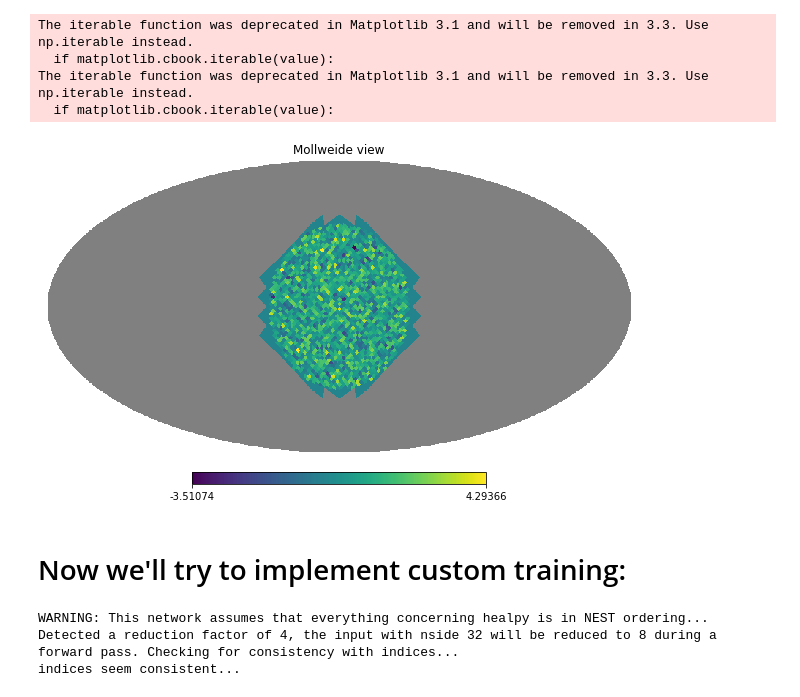
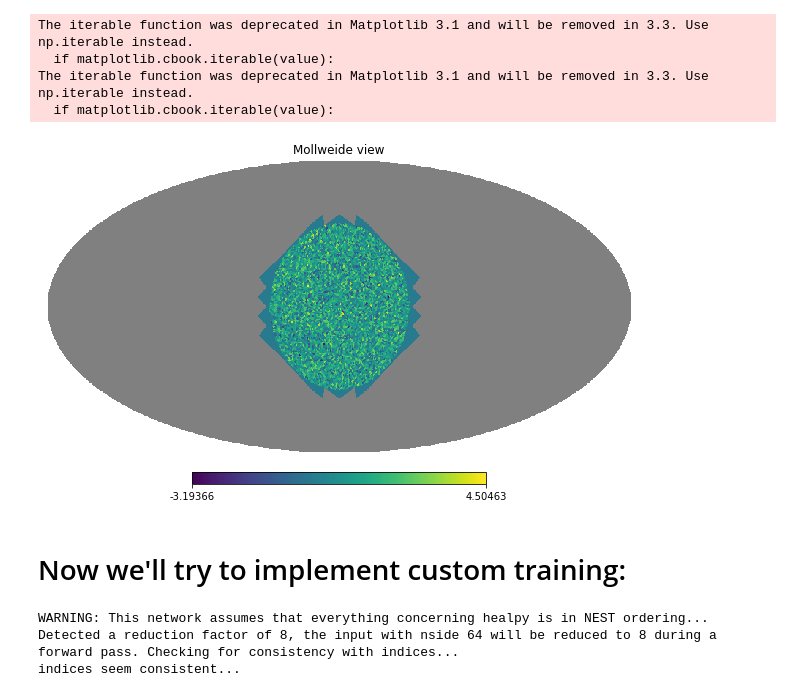
Before and after one commit to BeSuter/bsuter_masterproject, a Jupyter notebook: RandomSphereRegression.ipynb, the cells around one changed output. Saved outputs shown, nothing was run; the diff lists cells and outputs as text; code cells hidden in the pictures.

```diff
--- a/RandomSphereRegression.ipynb
+++ b/RandomSphereRegression.ipynb
@@ -10,57 +10,58 @@ import matplotlib.pyplot as plt
 
 %matplotlib inline
 
-NSIDE = 32
+NSIDE = 64
 NPIX = hp.nside2npix(NSIDE)
 
 all_ipix = list(range(NPIX))
 hp_map = np.zeros(NPIX)
 
 # create a mask
 pix = hp.query_disc(nside=NSIDE, vec=np.array([1.0, 0.0, 0.0]), radius=0.75)
 hp_map[pix] = 1.0
 
 hp_map_nest = hp.reorder(hp_map, r2n=True)
 indices = np.arange(NPIX)[hp_map_nest > 0.5]
 
 # With this first mask we might not be able to properly downsample to a wanted NSIDE
 # so we extent the indices
 indices_ext = extend_indices(indices=indices, nside_in=NSIDE, nside_out=8)
 
 new_map = np.full(shape=(NPIX), fill_value=hp.UNSEEN)
 
 for indice in indices_ext:
     new_map[indice] = 0.0
 for indice in indices:
     new_map[indice] = np.random.normal(1)
 
 hp.mollview(new_map, nest=True)
 
 new_map = np.expand_dims(new_map, axis=0)
 new_map = np.expand_dims(new_map, axis=-1)
 # %% [output]
 The iterable function was deprecated in Matplotlib 3.1 and will be removed in 3.3. Use np.iterable instead.
   if matplotlib.cbook.iterable(value):
 The iterable function was deprecated in Matplotlib 3.1 and will be removed in 3.3. Use np.iterable instead.
   if matplotlib.cbook.iterable(value):
-[figure, old version]
+[figure, new version]
 # %% [markdown]
 # Now we'll try to implement custom training:
 # %%
 layers = [gnn_layers.HealpyPseudoConv(p=1, Fout=4, activation='elu'),
           gnn_layers.HealpyPseudoConv(p=1, Fout=4, activation='relu'),
+          gnn_layers.HealpyPseudoConv(p=1, Fout=4, activation='elu'),
           tf.keras.layers.Flatten(),
           tf.keras.layers.Dense(1)]
 
 # build a model
+batch_size = 32
 tf.keras.backend.clear_session()
-all_indices = np.arange(NPIX)
 model = hp_nn.HealpyGCNN(nside=NSIDE, indices=indices_ext, layers=layers)
 
-model.build(input_shape=(1, len(indices_ext), 1))
+model.build(input_shape=(batch_size, len(indices_ext), 1))
 # %% [output]
 WARNING: This network assumes that everything concerning healpy is in NEST ordering...
-Detected a reduction factor of 4, the input with nside 32 will be reduced to 8 during a forward pass. Checking for consistency with indices...
+Detected a reduction factor of 8, the input with nside 64 will be reduced to 8 during a forward pass. Checking for consistency with indices...
 indices seem consistent...
 # %%
 # Define the loss and gradient function
```
Also changed, not shown: parts of 5 cells of this notebook.
